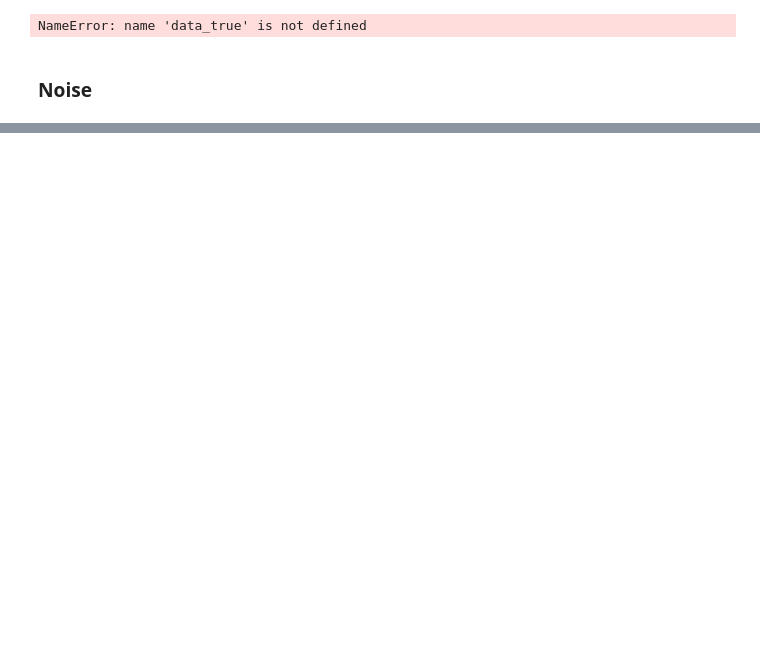
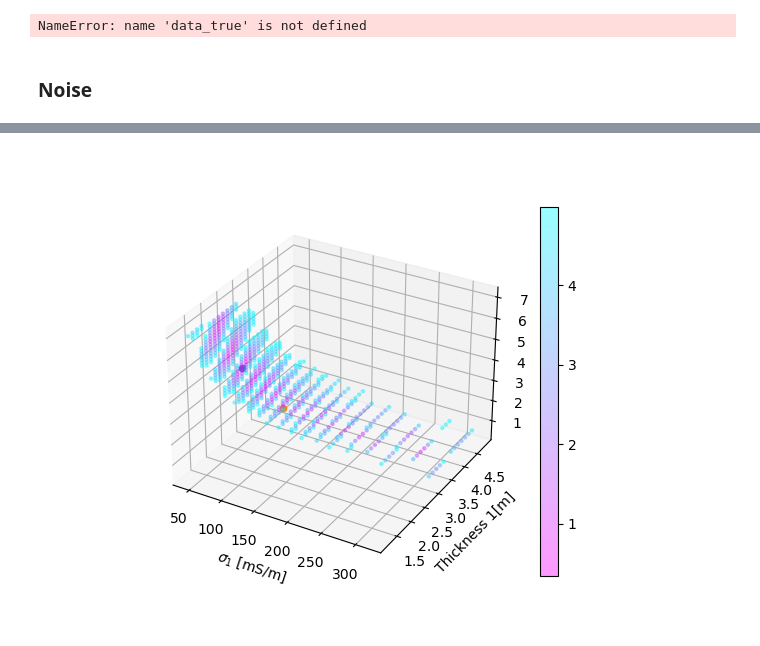
Before and after one commit to mariacarrizo/InvEM-ML, a Jupyter notebook: Synth-3Layer/Notebooks/3Layer.ipynb, the cells around one changed output, grey strips where cells are left out. Cells and saved outputs as stored; diff of their text form; code cells hidden in the pictures; blank space fills up the shorter version.

```diff
--- a/Synth-3Layer/Notebooks/3Layer.ipynb
+++ b/Synth-3Layer/Notebooks/3Layer.ipynb
@@ -594,0 +621,45 @@ plt.ylabel('Depth [m]')
+# %%
+def ErrorSpace3Lay(m_est_pos, data_true_pos, conds, thicks, max_err=0.1):
+    # Evaluate only conductivity and thickness of middle layer
+    err = []
+    models_below_err = []
+
+    for c2 in conds:
+        for t1 in thicks:
+            for t2 in thicks:
+                m = [m_est_pos[0], c2, m_est_pos[2], t1, t2]
+                data_est_pos = EMforward3lay(m_est_pos[0], c2, m_est_pos[2], t1, t2, height=0.47)
+                diff = np.abs((data_true_pos - data_est_pos)/data_true_pos)
+                merr = np.sum(diff)/len(data_true_pos)
+
+                if merr < max_err:
+                    err.append(merr)
+                    models_below_err.append(m)
+
+    return models_below_err, err
+# %%
+m_est_pos = model_est_FS[pos]
+data_true_pos = data_true[pos]
+# %%
+models_below_err, error = ErrorSpace3Lay(m_est_pos, data_true_pos, conds, thick, max_err=0.05)
+# %%
+models_below_err = np.array(models_below_err)
+error = np.array(error)
+# %%
+conds2_b1 = models_below_err[:,1]
+thicks_b1 = models_below_err[:,3]
+thicks_b2 = models_below_err[:,4]
+
+fig = plt.figure()
+
+ax3D = fig.add_subplot(111, projection='3d')
+p = ax3D.scatter(((conds2_b1)*1000), thicks_b1, thicks_b2,
+                 s=5, c=error*100, marker='o', cmap='cool_r', alpha=0.4)
+ax3D.scatter(model_est_FS[pos,1]*1000, model_est_FS[pos,3], model_est_FS[pos,4])
+ax3D.scatter(model_true[pos,1]*1000, model_true[pos,3], model_true[pos,4])
+ax3D.set_xlabel('$\sigma_1$ [mS/m]')
+ax3D.set_ylabel('Thickness 1[m]')
+ax3D.set_zlabel('Thickness 2[m]')
+clb = fig.colorbar(p, ax=ax3D)
+# %% [output]
+[figure, added]
```
Also changed, not shown: parts of 7 cells of this notebook, 2 other files.
